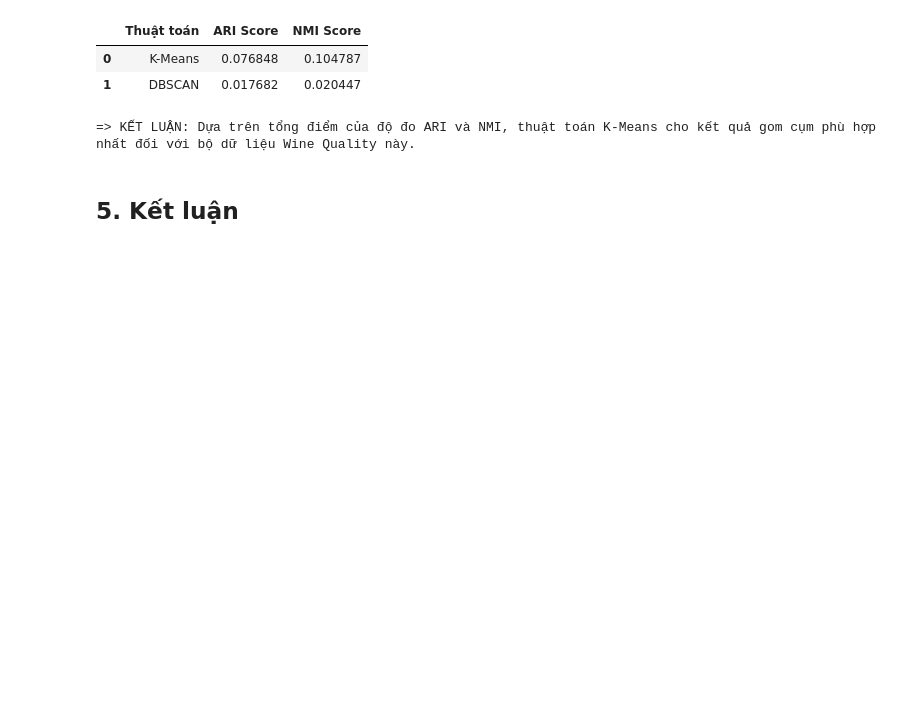
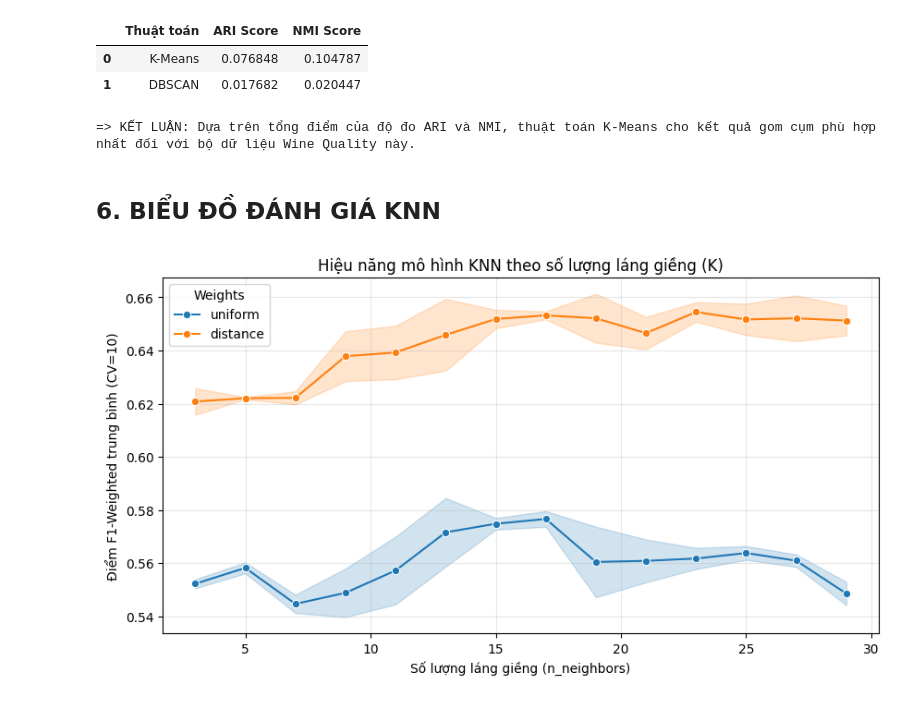
Before and after one commit to TuanN05/Winequality_DataMining, a Jupyter notebook: notebooks/winequality-red.ipynb, the cells around one changed output. Cells and saved outputs as stored; diff of their text form; code cells hidden in the pictures; blank space fills up the shorter version.

```diff
--- a/notebooks/winequality-red.ipynb
+++ b/notebooks/winequality-red.ipynb
@@ -419,4 +419,24 @@ print(f"\n=> KẾT LUẬN: Dựa trên tổng điểm của độ đo ARI và NM
 | 1 | DBSCAN | 0.017682 | 0.020447 |
 => KẾT LUẬN: Dựa trên tổng điểm của độ đo ARI và NMI, thuật toán K-Means cho kết quả gom cụm phù hợp nhất đối với bộ dữ liệu Wine Quality này.
 # %% [markdown]
-## 5. Kết luận
+## 6. BIỂU ĐỒ ĐÁNH GIÁ KNN
+# %%
+# --- BỔ SUNG: VẼ BIỂU ĐỒ ĐÁNH GIÁ KNN ---
+import matplotlib.pyplot as plt
+import seaborn as sns
+
+# Lấy dữ liệu từ quá trình huấn luyện
+cv_results = pd.DataFrame(grid_search_knn.cv_results_)
+
+plt.figure(figsize=(10, 5))
+# Vẽ đường biểu diễn điểm số theo K, phân loại theo trọng số (uniform/distance)
+sns.lineplot(data=cv_results, x='param_n_neighbors', y='mean_test_score', hue='param_weights', marker='o')
+
+plt.title('Hiệu năng mô hình KNN theo số lượng láng giềng (K)')
+plt.xlabel('Số lượng láng giềng (n_neighbors)')
+plt.ylabel('Điểm F1-Weighted trung bình (CV=10)')
+plt.grid(True, alpha=0.3)
+plt.legend(title='Weights')
+plt.show()
+# %% [output]
+[figure, added]
```
Also changed, not shown: 2 other files.
